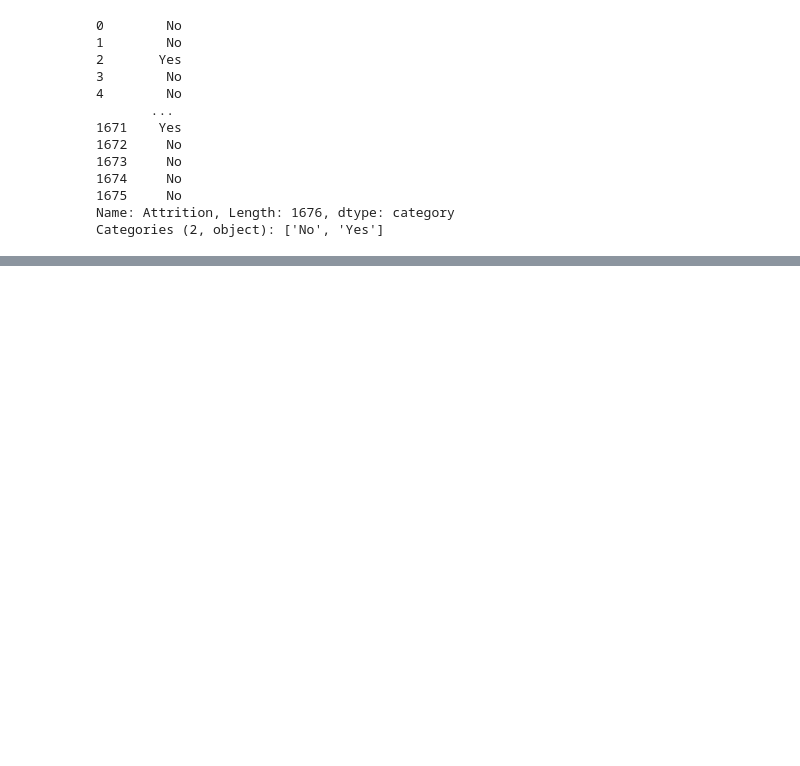
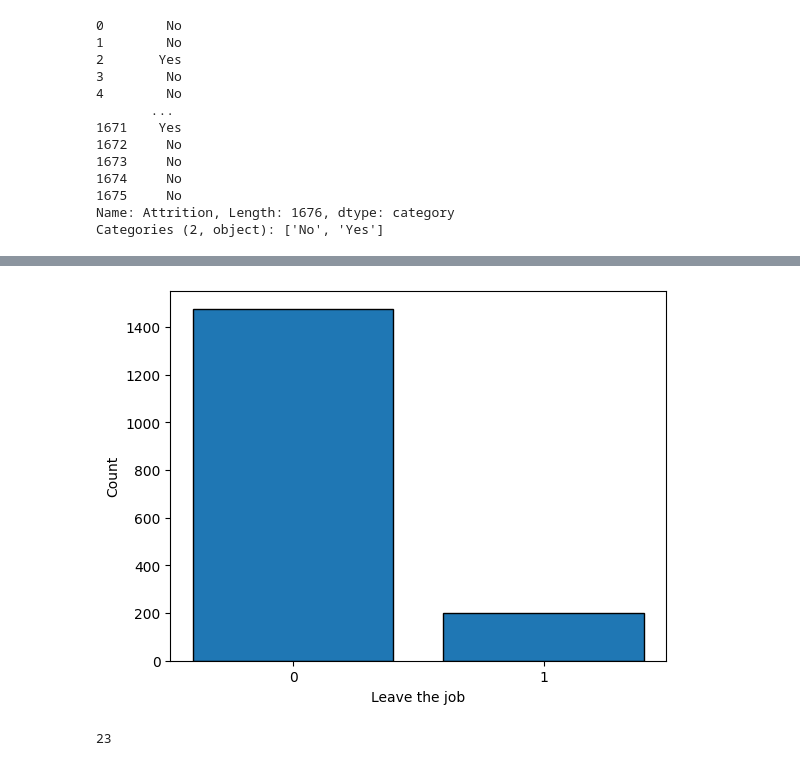
Before and after one commit to Ankitchawla3123/Advance-classification-Practical-, a Jupyter notebook: Assignment1/Employee_dataset.ipynb, the cells around one changed output, grey strips where cells are left out. Drawn from its saved outputs; the diff is of its cells as text; code cells hidden in the pictures; blank space fills up the shorter version.

```diff
--- a/Assignment1/Employee_dataset.ipynb
+++ b/Assignment1/Employee_dataset.ipynb
@@ -126,0 +180,14 @@ df["Attrition"] = df["Attrition"].map({"No": 0, "Yes": 1})
+# %%
+counts = df["Attrition"].value_counts().sort_index()
+
+plt.bar(counts.index, counts.values, edgecolor='black')
+plt.xticks(counts.index) # imp
+plt.xlabel("Leave the job")
+plt.ylabel("Count")
+plt.show()
+# %% [output]
+[figure, added]
+# %%
+non_categorical_cols = df.select_dtypes(include=['number']).columns
+# %% [output]
+23
```
Also changed, not shown: parts of 14 cells of this notebook.
